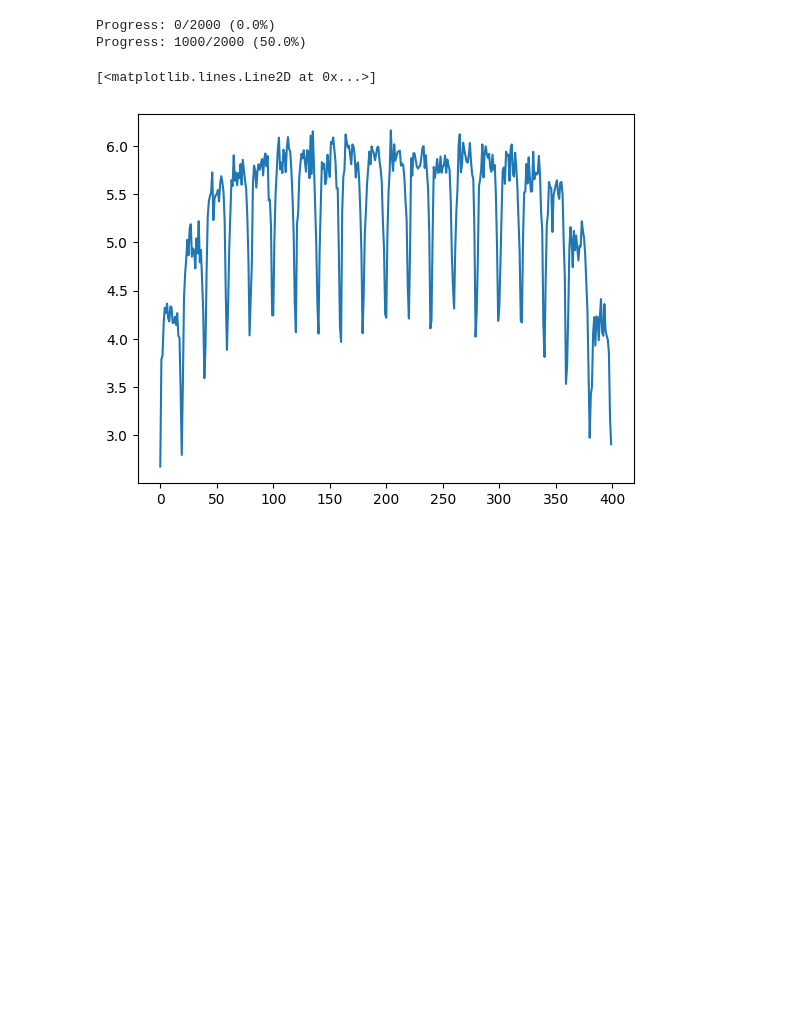
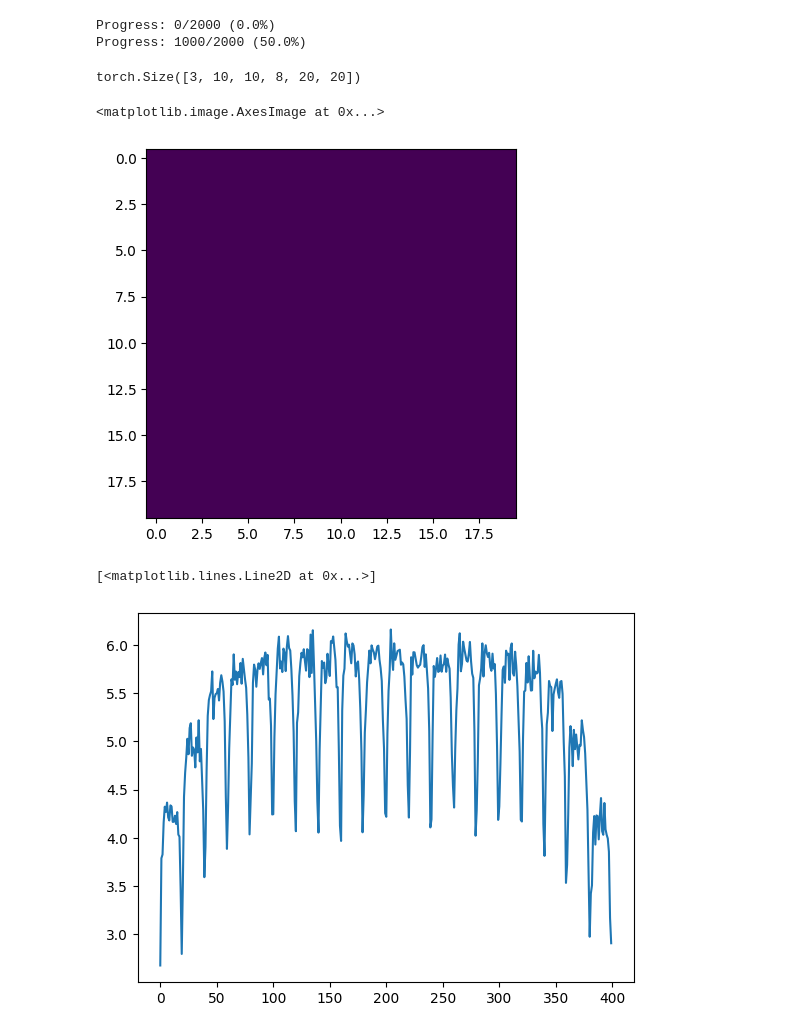
Before and after one commit to hhsherlock/Spiking_NN, a Jupyter notebook: anime/calculation_test.ipynb, the cells around one changed output. Drawn from its saved outputs; the diff is of its cells as text; code cells hidden in the pictures; blank space fills up the shorter version.

Commit message:
separate random weights and gaussian weight at initialisation

```diff
--- a/anime/calculation_test.ipynb
+++ b/anime/calculation_test.ipynb
@@ -284,6 +283,8 @@ def initialise(*args):
     g_rises = []
 
     for arg in args[1:]:
+        gaussian = arg[1]
+        arg = arg[0]
         muster = torch.zeros(arg.shape, device=device)
 
         e = muster.clone()
@@ -291,7 +292,10 @@ def initialise(*args):
         es.append(e)
 
         #---------------------about weight---------------------------------------
-        w = torch.rand(*arg.shape[1:], device=device)*weight_scale
+        if not gaussian:
+            w = torch.rand(*arg.shape[1:], device=device)*weight_scale
+        else:
+            w = torch.ones(*arg.shape[1:], device=device)*weight_scale
         shape = [3] + [1]*w.ndim
         # I think i can also use expand here but let's not get very confusing
         w = w.unsqueeze(0).repeat(shape)
@@ -403,7 +407,7 @@ In_con_E = torch.zeros(3, pixel_num, pixel_num, feature_num, E_num, E_num, devic
 # all-to-all  connections
 In_con_E[0].fill_(1.)
 
-# the later two E_nums are the one sending out the connections/the center
+
 # ampa and nmda
 E_con_E = torch.zeros(E_num, E_num, E_num, E_num, device=device)
 sigma_E_E = 2
@@ -476,16 +480,16 @@ E_con_Out[2] = 0
 
 
 #----------E---------------------
-E_cells, E_states, E_mp, E_es, E_ws, E_g_decays, E_g_rises = initialise(E_num, In_con_E, E_con_E, I_con_E)
+E_cells, E_states, E_mp, E_es, E_ws, E_g_decays, E_g_rises = initialise(E_num, [In_con_E, False], [E_con_E, True], [I_con_E, False])
 # E_ws = normalise_weight(E_ws)
 
 
 #----------I-----------------
-I_cells, I_states, I_mp, I_es, I_ws, I_g_decays, I_g_rises = initialise(I_num, E_con_I, I_con_I)
+I_cells, I_states, I_mp, I_es, I_ws, I_g_decays, I_g_rises = initialise(I_num, [E_con_I, False], [I_con_I, False])
 # I_ws = normalise_weight(I_ws)
 
 #-----------Output-------------
-Out_cells, Out_states, Out_mp, Out_es, Out_ws, Out_g_decays, Out_g_rises = initialise(Out_num, E_con_Out)
+Out_cells, Out_states, Out_mp, Out_es, Out_ws, Out_g_decays, Out_g_rises = initialise(Out_num, [E_con_Out, True])
 # Out_ws = normalise_weight(Out_ws)
 
 # -----------------------------------------run-------------------------------------------------
@@ -610,3 +685,14 @@ Progress: 1000/2000 (50.0%)
+# %%
+E_cells, E_states, E_mp, E_es, E_ws, E_g_decays, E_g_rises = initialise(E_num, [In_con_E, False], [E_con_E, True], [I_con_E, False])
+# %%
+E_ws[0].shape
+# %% [output]
+torch.Size([3, 10, 10, 8, 20, 20])
+# %%
+plt.imshow(E_ws[0][1, 5, 5, 4].cpu().numpy(), cmap="viridis", interpolation="nearest")
+# %% [output]
+<matplotlib.image.AxesImage at 0x...>
+[figure, added]
 # %%
 plt.plot(E_mp.view(-1).cpu().numpy())
 # %% [output]
```
Also changed, not shown: parts of 3 cells of this notebook, 1 other file.
